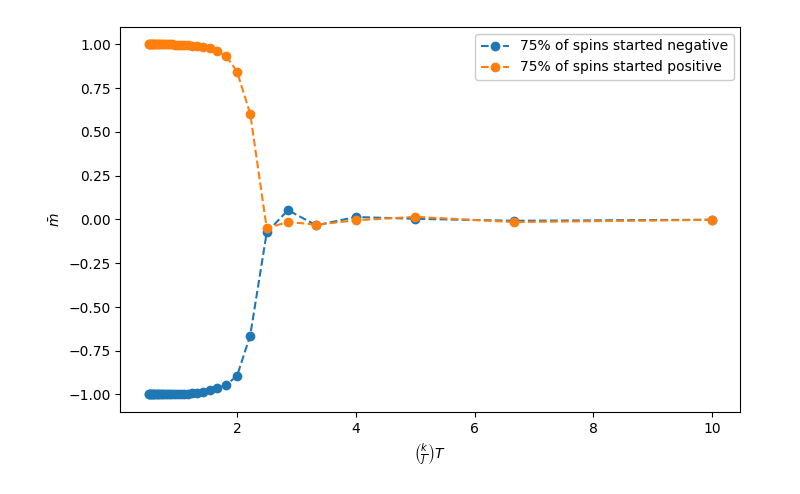
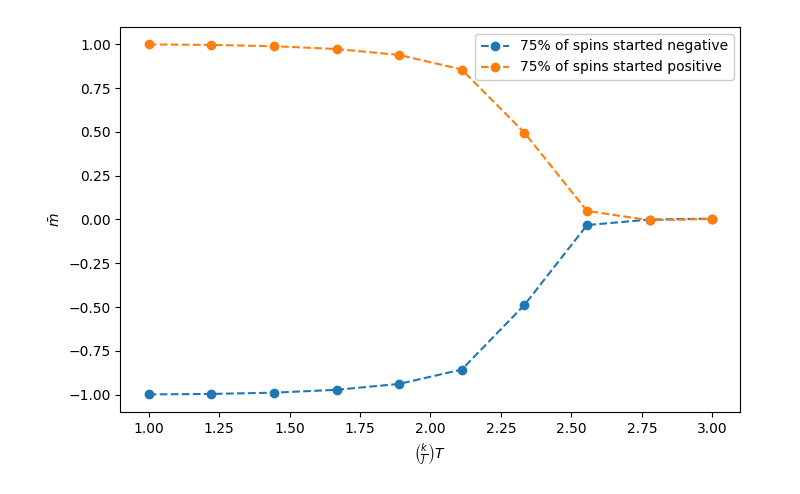
Before and after one commit to thatdavidguy/Ising, a Jupyter notebook: ising simulation.ipynb, the cells around one changed output. Cells and saved outputs as stored; diff of their text form; code cells hidden in the pictures.

```diff
--- a/ising simulation.ipynb
+++ b/ising simulation.ipynb
@@ -76,3 +37,0 @@ def metropolis(spin_arr, times, BJ, energy):
-# %%
-#0.2 -> high temperature, 0.7 -> lower temperature
-spins, energies = metropolis(lattice_n, 1000000, 0.2, get_energy(lattice_n))
@@ -79,3 +53,5 @@ spins, energies = metropolis(lattice_n, 1000000, 0.2, get_energy(lattice_n))
+# %%
+spins, energies = metropolis(lattice_p, 1000, 0.5)
 # %%
 fig, axes = plt.subplots(1, 2, figsize=(12,4))
 ax = axes[0]
@@ -96,29 +71,29 @@ plt.show()
-# %%
-def get_spin_energy(lattice, BJs):
-    ms = np.zeros(len(BJs))
-    E_means = np.zeros(len(BJs))
-    E_stds = np.zeros(len(BJs))
-    for i, bj in enumerate(BJs):
-        spins, energies = metropolis(lattice, 1000000, bj, get_energy(lattice))
-        ms[i] = spins[-100000:].mean()/N**2
-        E_means[i] = energies[-100000:].mean()
-        E_stds[i] = energies[-100000:].std()
-    return ms, E_means, E_stds
-
-BJs = np.arange(0.1, 2, 0.05)
-ms_n, E_means_n, E_stds_n = get_spin_energy(lattice_n, BJs)
-ms_p, E_means_p, E_stds_p = get_spin_energy(lattice_p, BJs)
+# %%
+def get_spin_energy(lattice, BJs):
+    spins_avg = []
+    energies_avg = []
+    energies_std = []
+    for BJ in BJs:
+        spins, energies = metropolis(lattice, 1000, BJ)
+        spins_avg.append(np.mean(spins[-400:]))
+        energies_avg.append(np.mean(energies[-400:]))
+        energies_std.append(np.std(energies[-400:]))
+        #spins, energies = metropolis(lattice, 1000, BJ)
+    return np.array(spins_avg), np.array(energies_avg), np.array(energies_std)
+
+BJs = 1/np.linspace(1, 3, 10)
+spins_avg_n, E_means_n, E_stds_n = get_spin_energy(lattice_n, BJs)
+spins_avg_p, E_means_p, E_stds_p = get_spin_energy(lattice_p, BJs)
 # %%
-
 plt.figure(figsize=(8,5))
-plt.plot(1/BJs, ms_n, 'o--', label='75% of spins started negative')
-plt.plot(1/BJs, ms_p, 'o--', label='75% of spins started positive')
+plt.plot(1/BJs, spins_avg_n, 'o--', label='75% of spins started negative')
+plt.plot(1/BJs, spins_avg_p, 'o--', label='75% of spins started positive')
 plt.xlabel(r'$\left(\frac{k}{J}\right)T$')
 plt.ylabel(r'$\bar{m}$')
 plt.legend(facecolor='white', framealpha=1)
 plt.show()
 # %% [output]
-[figure, old version]
+[figure, new version]
 # %%
 plt.plot(1/BJs, E_stds_n*BJs, label='75% of spins started negative')
 plt.plot(1/BJs, E_stds_p*BJs, label='75% of spins started positive')
```
Also changed, not shown: parts of 9 cells of this notebook, 1 other file.
